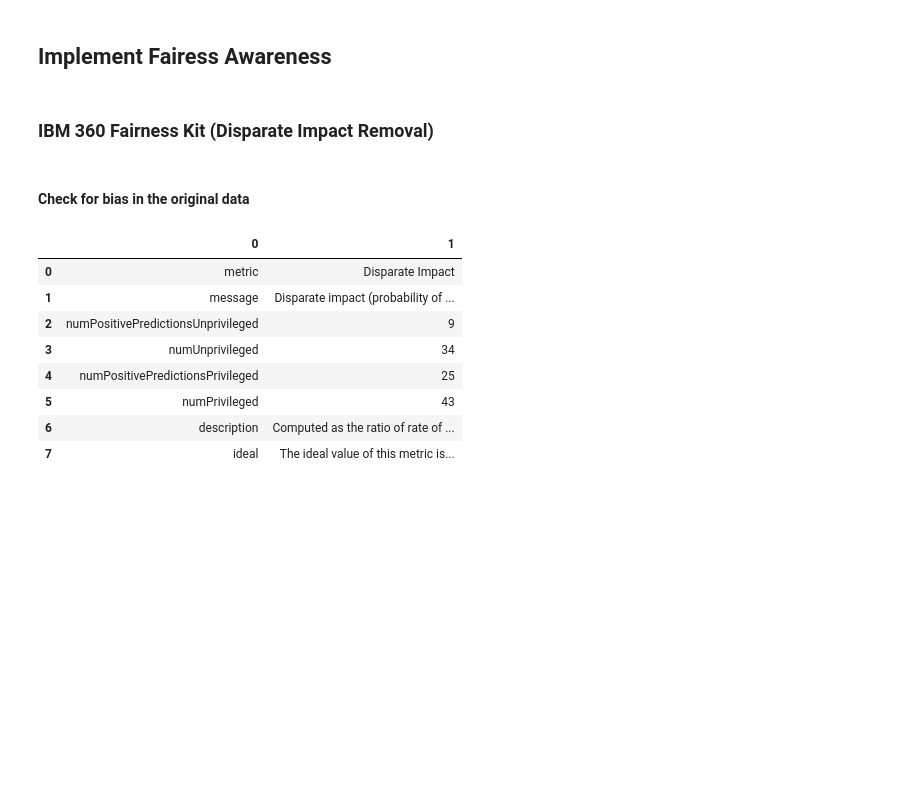
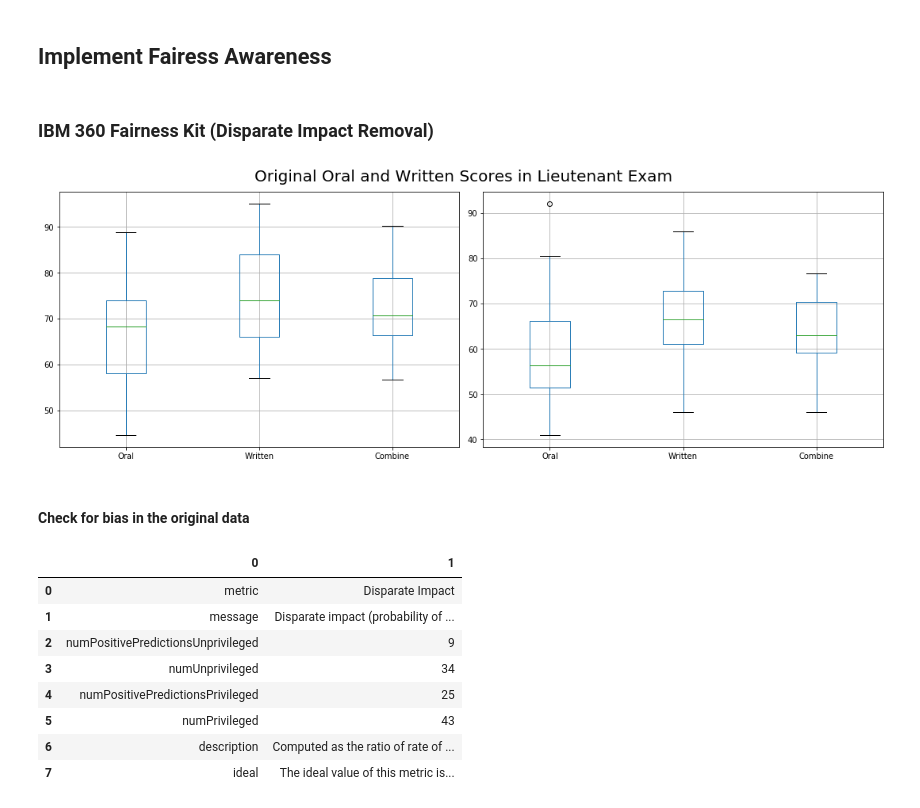
Before and after one commit to Jimmy-INL/twml, a Jupyter notebook: Project3/presentation2_ltn.ipynb, the cells around one changed output. Cells and saved outputs as stored; diff of their text form; code cells hidden in the pictures; blank space fills up the shorter version.

```diff
--- a/Project3/presentation2_ltn.ipynb
+++ b/Project3/presentation2_ltn.ipynb
@@ -165,15 +173,30 @@ fig.savefig("".join(["../images/ff_orig_",position,"_airatio.png"]), bbox_inches
 # %% [markdown]
 ### IBM 360 Fairness Kit (Disparate Impact Removal)
 # %%
+from sklearn.linear_model import LogisticRegression
+
+from aif360.datasets import StandardDataset
+from aif360.algorithms.preprocessing import DisparateImpactRemover
+
 protected = 'Majority'
-df = data[['Oral','Written','Passed']].copy()
+df = data[['Oral','Written','Combine','Passed']].copy()
 df[protected] = data.apply(lambda x: int(x['Race']=='W'), axis=1)
 
-ds = StandardDataset(
+max_oral, max_written = max(df['Oral']), max(df['Written'])
+ds_orig = StandardDataset(
         df=df,
         label_name='Passed',favorable_classes=[1],
         protected_attribute_names=[protected], privileged_classes=[[1]],
         features_to_keep=['Oral','Written'])
+# %%
+fig, ax = plt.subplots(1,2) # create figure and axes
+a = df[df['Majority']==1].boxplot(column=['Oral', 'Written', 'Combine'], ax=ax.flatten()[0])
+b = df[df['Majority']==0].boxplot(column=['Oral', 'Written', 'Combine'], ax=ax.flatten()[1])
+plt.tight_layout()
+plt.suptitle("Original Oral and Written Scores in Lieutenant Exam", fontsize=20, y=1.05)
+plt.show()
+# %% [output]
+[figure, added]
 # %% [markdown]
 #### Check for bias in the original data
 # %%
```
Also changed, not shown: parts of 31 cells of this notebook, 5 other files.
